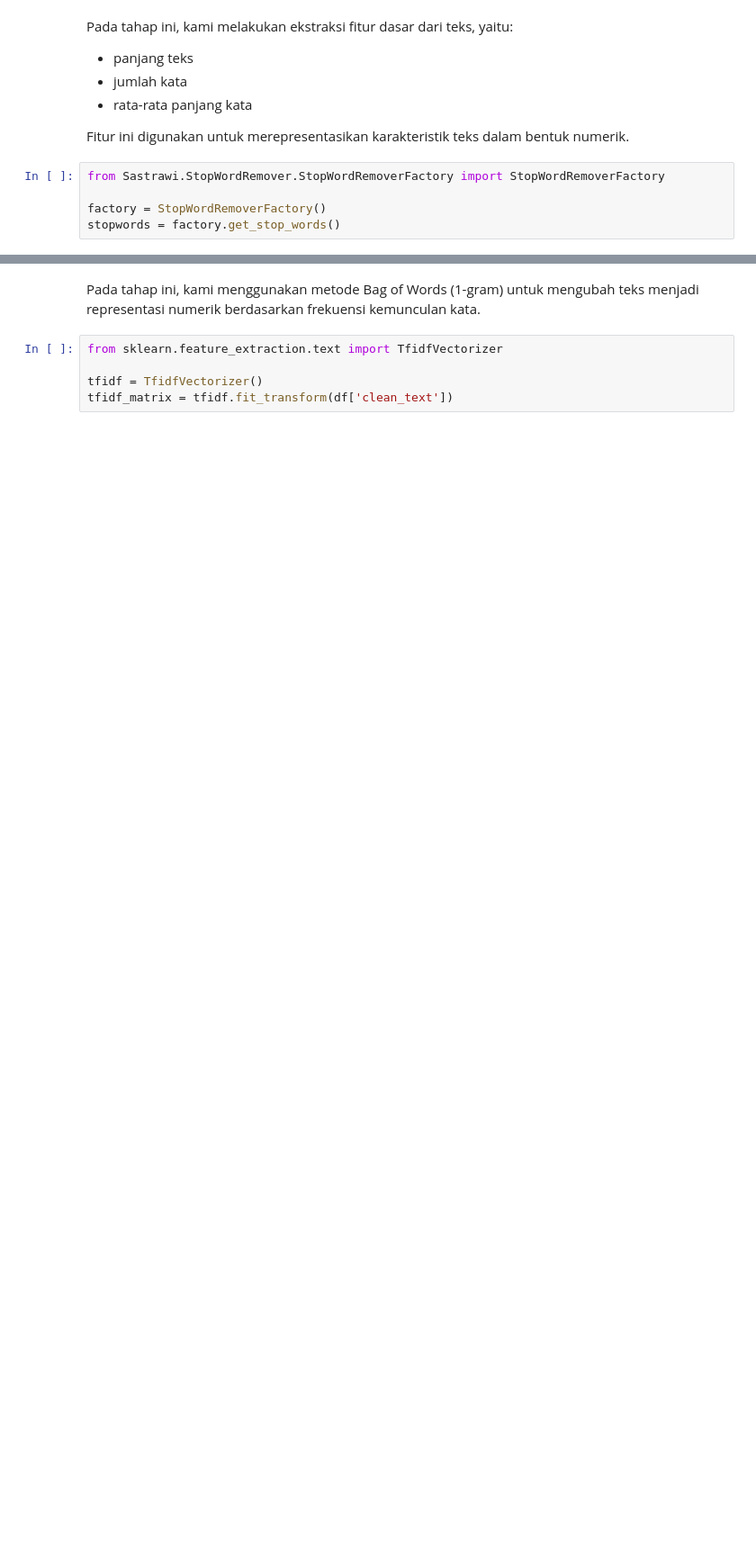
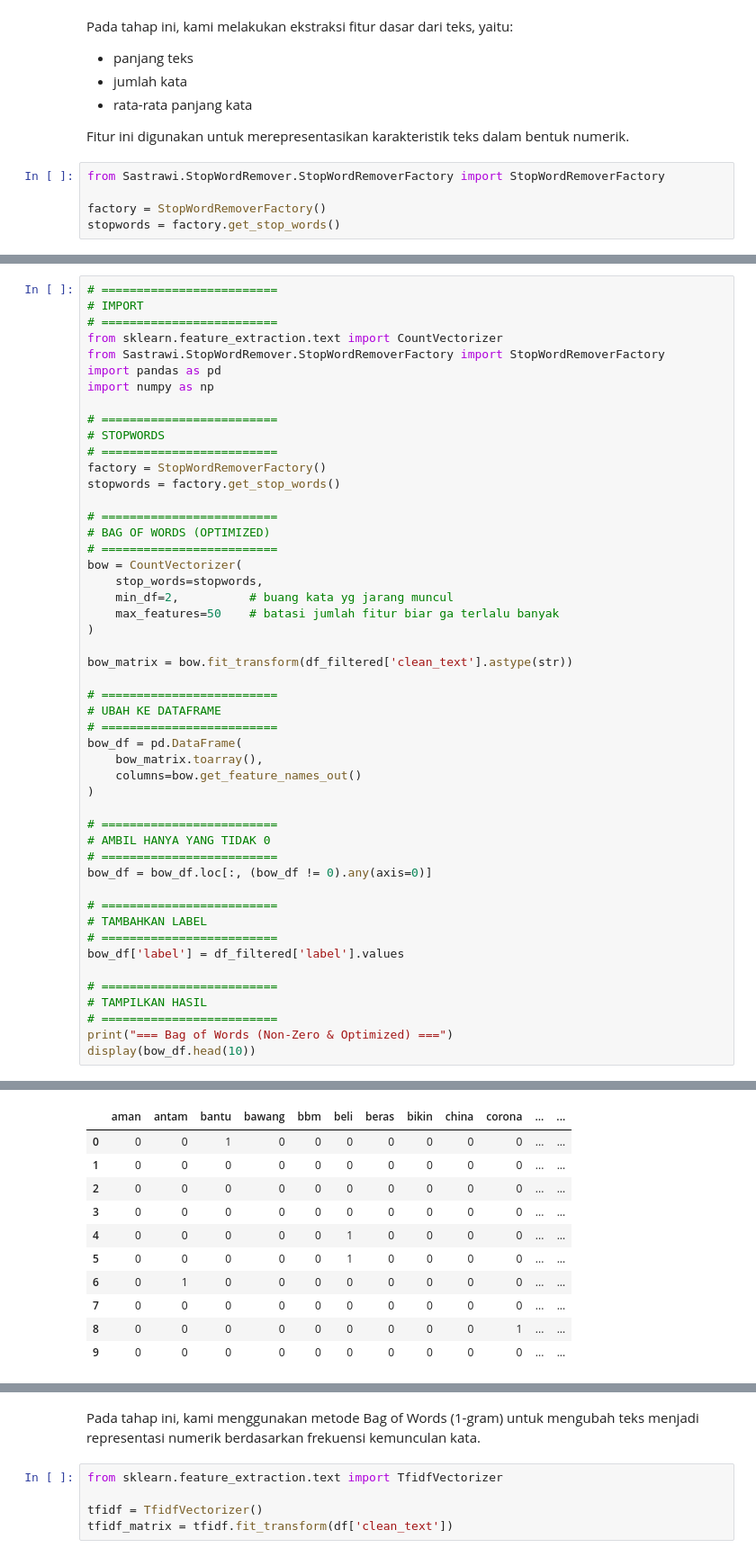
Before and after one commit to afllaabdi/tugas_NLP, a Jupyter notebook: NLP(definitive_edition)ipynb.ipynb, the cells around one changed output, grey strips where cells are left out. Shown at 90% size. Drawn from its saved outputs; the diff is of its cells as text; blank space fills up the shorter version.

```diff
--- a/NLP(definitive_edition)ipynb.ipynb
+++ b/NLP(definitive_edition)ipynb.ipynb
@@ -472,0 +472,50 @@ display(bow_top10)
+# %%
+# =========================
+# IMPORT
+# =========================
+from sklearn.feature_extraction.text import CountVectorizer
+from Sastrawi.StopWordRemover.StopWordRemoverFactory import StopWordRemoverFactory
+import pandas as pd
+import numpy as np
+
+# =========================
+# STOPWORDS
+# =========================
+factory = StopWordRemoverFactory()
+stopwords = factory.get_stop_words()
+
+# =========================
+# BAG OF WORDS (OPTIMIZED)
+# =========================
+bow = CountVectorizer(
+    stop_words=stopwords,
+    min_df=2,          # buang kata yg jarang muncul
+    max_features=50    # batasi jumlah fitur biar ga terlalu banyak
+)
+
+bow_matrix = bow.fit_transform(df_filtered['clean_text'].astype(str))
+
+# =========================
+# UBAH KE DATAFRAME
+# =========================
+bow_df = pd.DataFrame(
+    bow_matrix.toarray(),
+    columns=bow.get_feature_names_out()
+)
+
+# =========================
+# AMBIL HANYA YANG TIDAK 0
+# =========================
+bow_df = bow_df.loc[:, (bow_df != 0).any(axis=0)]
+
+# =========================
+# TAMBAHKAN LABEL
+# =========================
+bow_df['label'] = df_filtered['label'].values
+
+# =========================
+# TAMPILKAN HASIL
+# =========================
+print("=== Bag of Words (Non-Zero & Optimized) ===")
+display(bow_df.head(10))
+# %% [output]
@@ -472,0 +523,11 @@ display(bow_top10)
+|  | aman | antam | bantu | bawang | bbm | beli | beras | bikin | china | corona | ... | ... |
+| 0 | 0 | 0 | 1 | 0 | 0 | 0 | 0 | 0 | 0 | 0 | ... | ... |
+| 1 | 0 | 0 | 0 | 0 | 0 | 0 | 0 | 0 | 0 | 0 | ... | ... |
+| 2 | 0 | 0 | 0 | 0 | 0 | 0 | 0 | 0 | 0 | 0 | ... | ... |
+| 3 | 0 | 0 | 0 | 0 | 0 | 0 | 0 | 0 | 0 | 0 | ... | ... |
+| 4 | 0 | 0 | 0 | 0 | 0 | 1 | 0 | 0 | 0 | 0 | ... | ... |
+| 5 | 0 | 0 | 0 | 0 | 0 | 1 | 0 | 0 | 0 | 0 | ... | ... |
+| 6 | 0 | 1 | 0 | 0 | 0 | 0 | 0 | 0 | 0 | 0 | ... | ... |
+| 7 | 0 | 0 | 0 | 0 | 0 | 0 | 0 | 0 | 0 | 0 | ... | ... |
+| 8 | 0 | 0 | 0 | 0 | 0 | 0 | 0 | 0 | 0 | 1 | ... | ... |
+| 9 | 0 | 0 | 0 | 0 | 0 | 0 | 0 | 0 | 0 | 0 | ... | ... |
```
Also changed, not shown: parts of 11 cells of this notebook.
